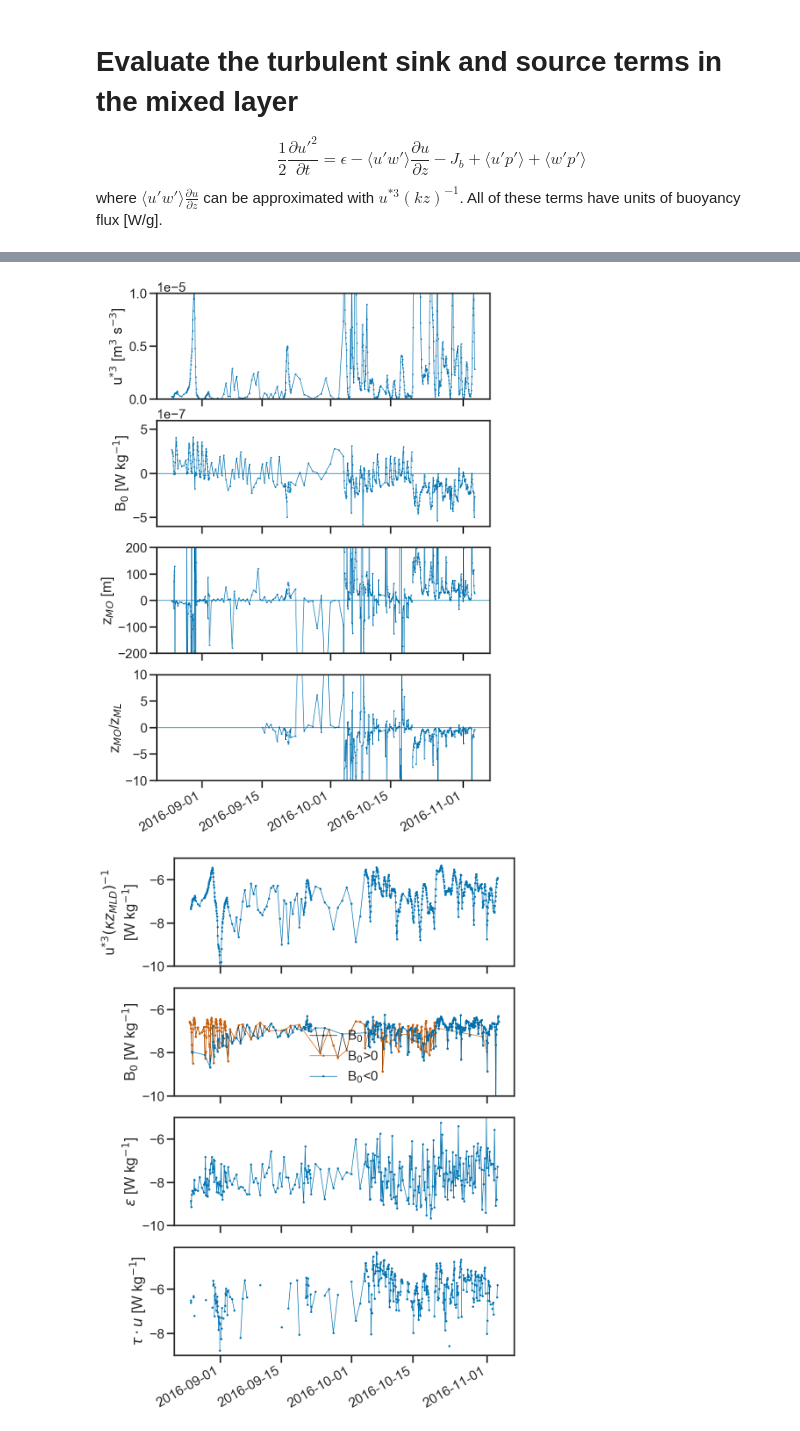
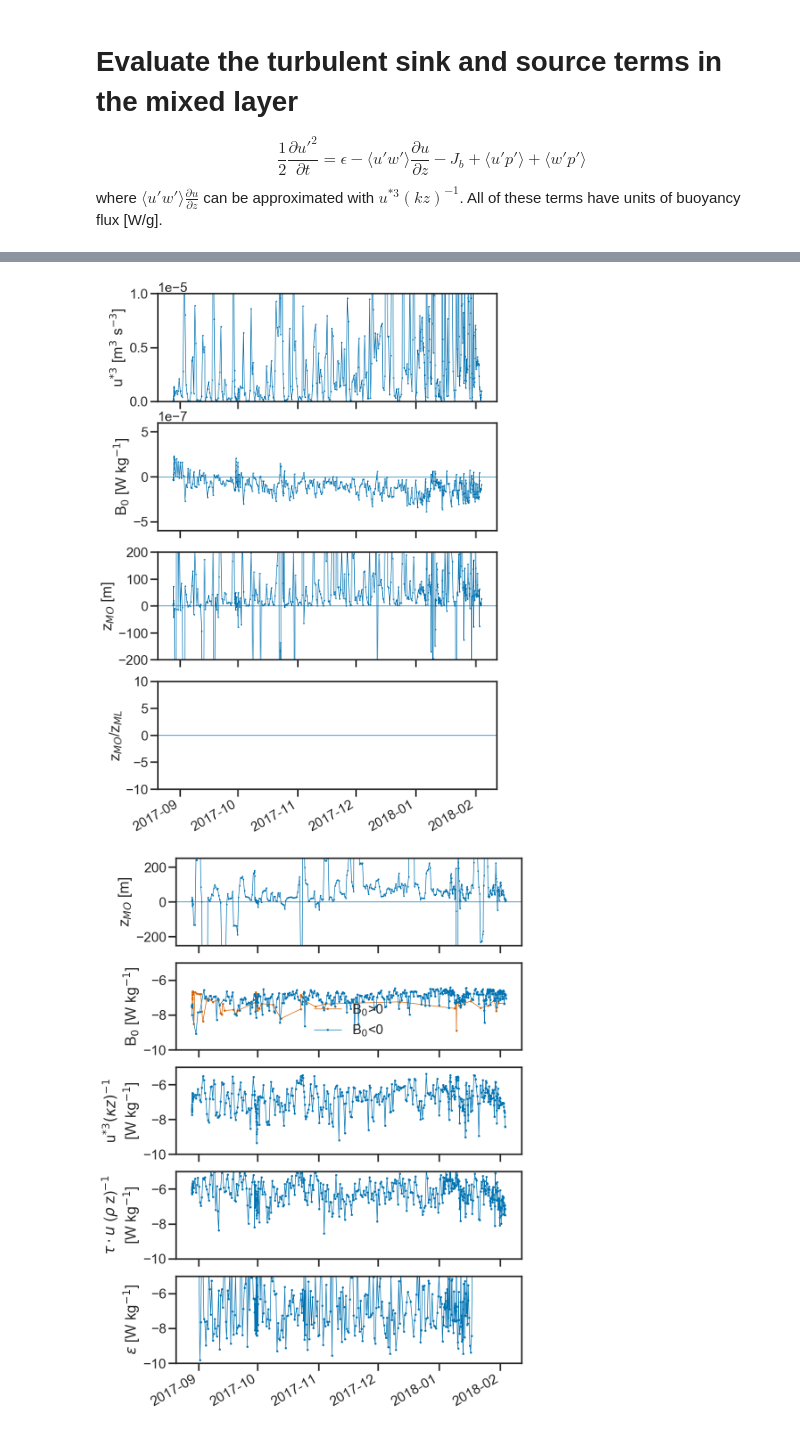
Before and after one commit to sessink/NIW, a Jupyter notebook: notebooks/turbulent_terms.ipynb, the cells around one changed output, grey strips where cells are left out. Saved outputs shown, nothing was run; the diff lists cells and outputs as text; code cells hidden in the pictures.

Commit message:
turbulent ke terms

```diff
--- a/notebooks/turbulent_terms.ipynb
+++ b/notebooks/turbulent_terms.ipynb
@@ -129,3 +135,9 @@ raw = xr.open_dataset('../data/xarray/xr_7781a.nc')
+# %%
+floatid = '7784b'
+raw = xr.open_dataset(f'../data/xarray/xr_{floatid}.nc')
+cfs = xr.open_dataset('../data/metdata/float_cfs_hourly.nc')
+cfs = cfs.sel(floatid=f'{floatid}')
+emp = xr.open_dataset('../data/CFS/croppped_emp_field.nc')
 # %%
 raw.eps1.pipe(np.log10).plot()
 plt.ylim(-100,0)
@@ -242,7 +250,4 @@ indS = first_finite(raw.S, 0).fillna(0).astype(int)
 indT = first_finite(raw.T, 0).fillna(0).astype(int)
 raw['S_surf'] = 0.5*(raw.S[indS]+raw.S[indS+1])
 raw['T_surf'] = 0.5*(raw.T[indT]+raw.T[indT+1])
-# %%
-cfs = xr.open_dataset('../data/metdata/float_cfs_hourly.nc')
-cfs = cfs.sel(floatid='7781a')
 # %%
@@ -365,7 +355,8 @@ ax[3].axhline(0, lw=1)
 
 plt.savefig('../figures/monin_obukhov.pdf')
 # %% [output]
-[figure, old version]
+[figure, new version]
 # %%
 raw['taudotu_wg'] = raw.taudotu/(rho0*raw.z)
-raw['taudotu_wg'] = raw.taudotu_wg.transpose('z','time').where( raw.taudotu_wg<1e5)
+raw['taudotu_wg'] = raw.taudotu_wg.transpose('z','time').where( raw.taudotu_wg<1e5).where( raw.taudotu_wg>-1e5)
+raw['taudotu_wg']  = ('time', -integrate_columns(raw.taudotu_wg, raw.mld))
@@ -374,36 +363,36 @@ raw['taudotu_wg']  = ('time', -integrate_columns(raw.taudotu_wg, raw.mld))
 # %%
-f,ax=plt.subplots(4,1,sharex=True, figsize=(10,15))
+f,ax=plt.subplots(5,1,sharex=True, figsize=(10,15))
 
-raw['mshear_prod'].dropna(dim='time').pipe(np.abs).pipe(np.log10).plot(ax=ax[0],lw=1,marker='.',ms=5)
+raw.MO.rolling(time=5).mean().dropna('time').plot(ax=ax[0],lw=1,marker='.',ms=3)
 ax[0].set_xlabel(None)
-# ax[0].ticklabel_format(axis='y',style='sci',scilimits=(0,-7))
-ax[0].set_ylabel(r'u$^{*3} (\kappa z_{MLD})^{-1}$'+'\n'+r'[W kg$^{-1}$]')
-ax[0].set_ylim(-10,-5)
-# ax[1].set_ylim(-6e-7,6e-7)
+ax[0].set_ylim(-250,250);
+ax[0].set_ylabel(r'z$_{MO}$ [m]')
+ax[0].axhline(0, lw=1)
 
-raw.B.dropna(dim='time').pipe(np.abs).pipe(np.log10).plot(ax=ax[1],lw=1,marker='.',ms=5, color='k', label='B$_0$')
+# raw.B.dropna(dim='time').pipe(np.abs).pipe(np.log10).plot(ax=ax[1],lw=1,marker='.',ms=5, color='k', label='B$_0$')
 raw.B.where(raw.B>0).dropna(dim='time').pipe(np.abs).pipe(np.log10).plot(ax=ax[1],lw=1,marker='.',ms=5, color='r', label='B$_0$>0')
 raw.B.where(raw.B<0).dropna(dim='time').pipe(np.abs).pipe(np.log10).plot(ax=ax[1],lw=1,marker='.',ms=5, color='b', label='B$_0$<0')
 ax[1].set_xlabel(None)
 ax[1].set_ylabel(r'B$_0$ [W kg$^{-1}$]')
-# ax[0].ticklabel_format(axis='y',style='sci',scilimits=(-6,6))
 ax[1].set_ylim(-10,-5)
 ax[1].legend()
 
-raw.meps.dropna(dim='time').pipe(np.abs).pipe(np.log10).plot(ax=ax[2],lw=1,marker='.',ms=5)
-# ax[2].ticklabel_format(axis='y',style='sci',scilimits=(0,-6))
+raw['mshear_prod'].dropna(dim='time').pipe(np.abs).pipe(np.log10).plot(ax=ax[2],lw=1,marker='.',ms=5)
 ax[2].set_xlabel(None)
+ax[2].set_ylabel(r'u$^{*3} (\kappa z)^{-1}$'+'\n'+r'[W kg$^{-1}$]')
 ax[2].set_ylim(-10,-5)
-ax[2].set_ylabel(r'$\epsilon$ [W kg$^{-1}$]')
+
+raw.taudotu_wg.dropna(dim='time').pipe(np.abs).pipe(np.log10).plot(ax=ax[3],lw=1,marker='.',ms=5)
+ax[3].set_xlabel(None)
+ax[3].set_ylim(-10,-5)
+ax[3].set_ylabel(r'$\tau \cdot u$ ($\rho$ z)$^{-1}$' +'\n'+ '[W kg$^{-1}$]')
+
+raw.meps.dropna(dim='time').pipe(np.abs).pipe(np.log10).plot(ax=ax[4],lw=1,marker='.',ms=5)
+ax[4].set_xlabel(None)
+ax[4].set_ylim(-10,-5)
+ax[4].set_ylabel(r'$\epsilon$ [W kg$^{-1}$]')
 
 
-raw.taudotu_wg.dropna(dim='time').pipe(np.abs).pipe(np.log10).plot(ax=ax[3],lw=1,marker='.',ms=5)
-# ax[2].ticklabel_format(axis='y',style='sci',scilimits=(0,-6))
-ax[3].set_xlabel(None)
-# ax[2].set_ylim(-10,-5)
-ax[3].set_ylabel(r'$\tau \cdot u$ [W kg$^{-1}$]')
-
-
-plt.savefig('../figures/turbulent_terms.pdf')
+plt.savefig('../figures/turbulent_terms_avg.pdf')
 # %% [output]
-[figure, old version]
+[figure, new version]
```
Also changed, not shown: parts of 16 cells of this notebook.
